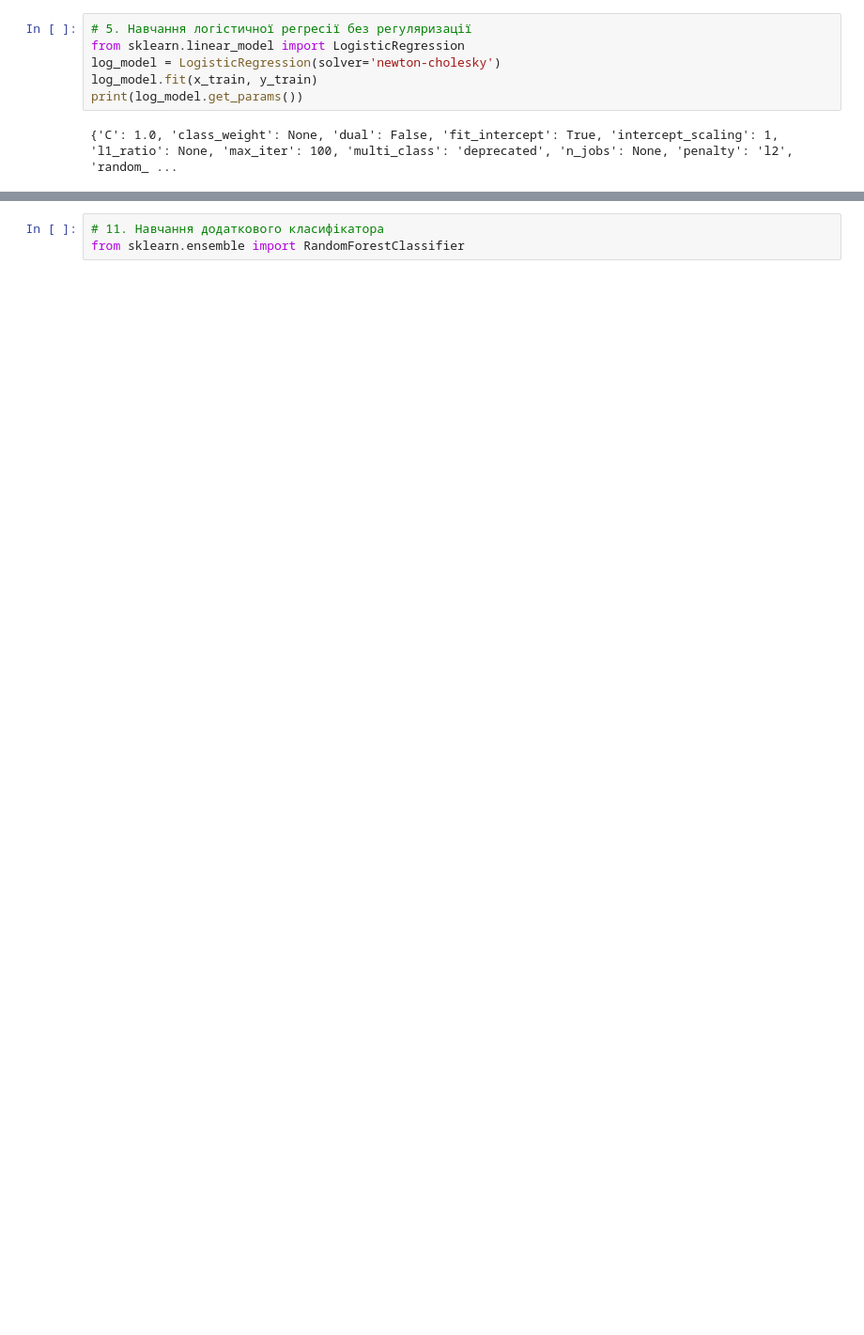
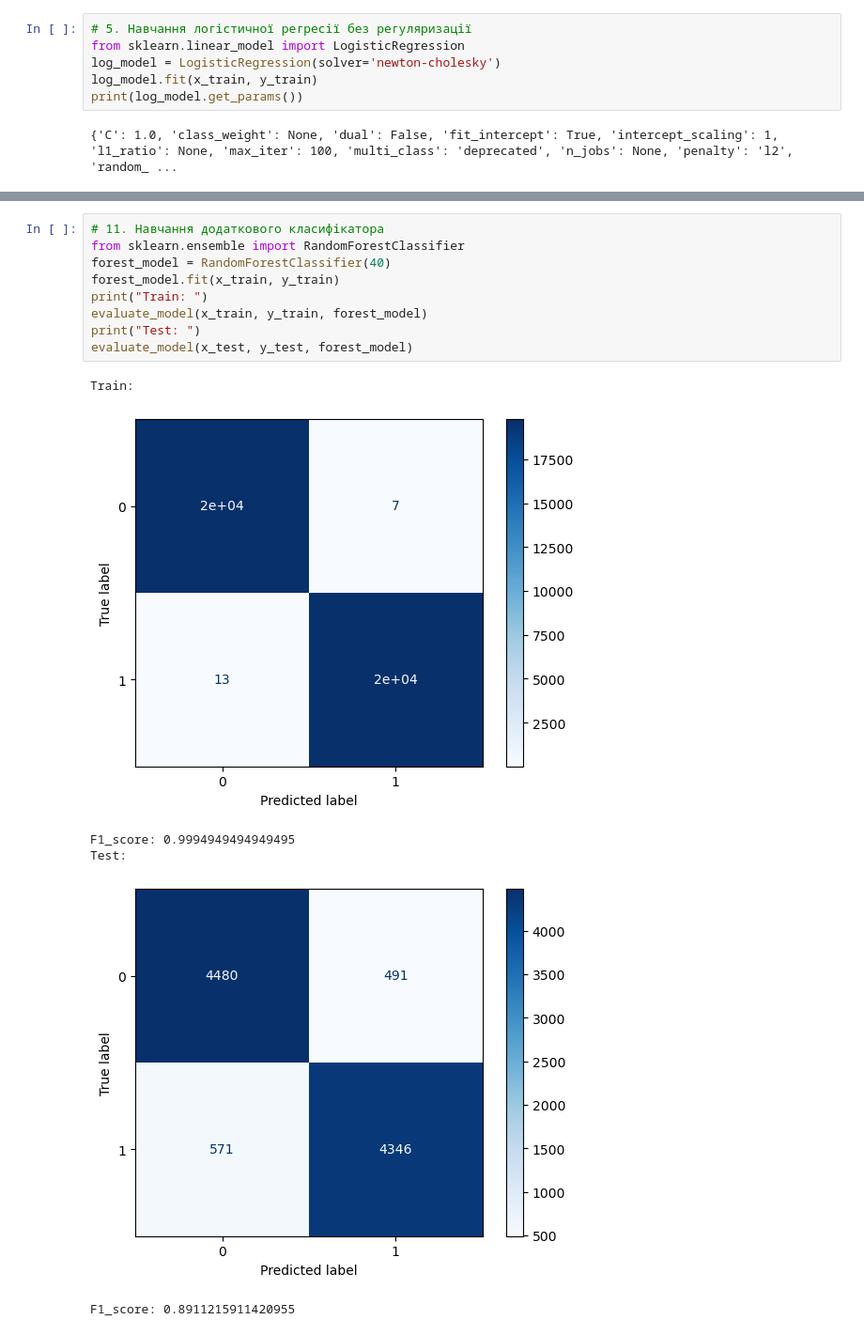
Before and after one commit to romaro23/Lab1ML-DataPreprocessing, a Jupyter notebook: Lab2.ipynb, the cells around one changed output, grey strips where cells are left out. Shown: that part at 94% size. Saved outputs shown, nothing was run; the diff lists cells and outputs as text; blank space fills up the shorter version.

```diff
--- a/Lab2.ipynb
+++ b/Lab2.ipynb
@@ -198,3 +194,16 @@ F1_score: 0.8731191146490632
 # %%
 # 11. Навчання додаткового класифікатора
 from sklearn.ensemble import RandomForestClassifier
+forest_model = RandomForestClassifier(40)
+forest_model.fit(x_train, y_train)
+print("Train: ")
+evaluate_model(x_train, y_train, forest_model)
+print("Test: ")
+evaluate_model(x_test, y_test, forest_model)
+# %% [output]
+Train:
+[figure, added]
+F1_score: 0.9994949494949495
+Test:
+[figure, added]
+F1_score: 0.8911215911420955
```
Also changed, not shown: parts of 22 cells of this notebook, 2 other files.
